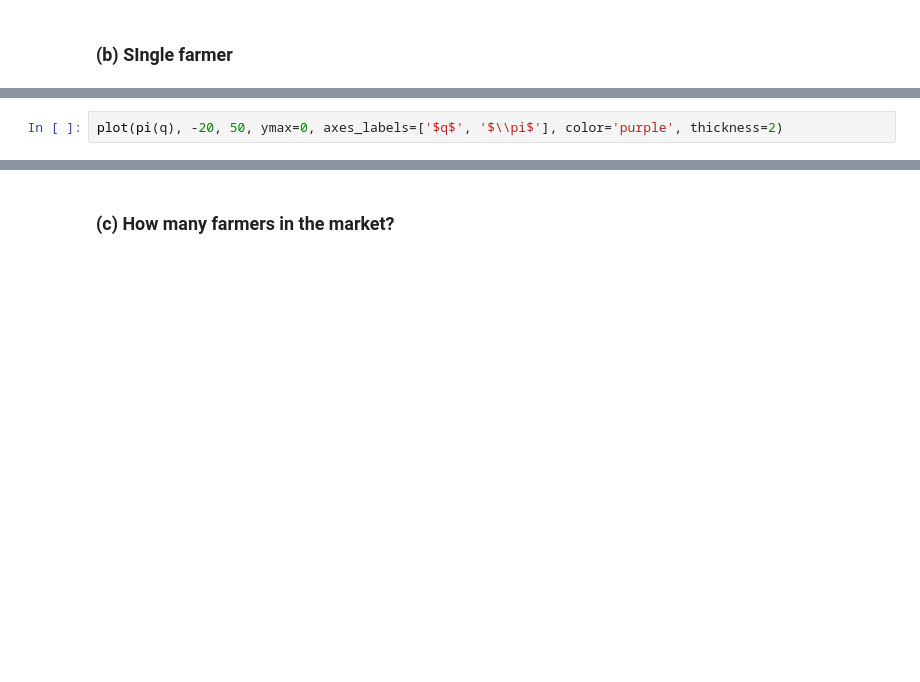
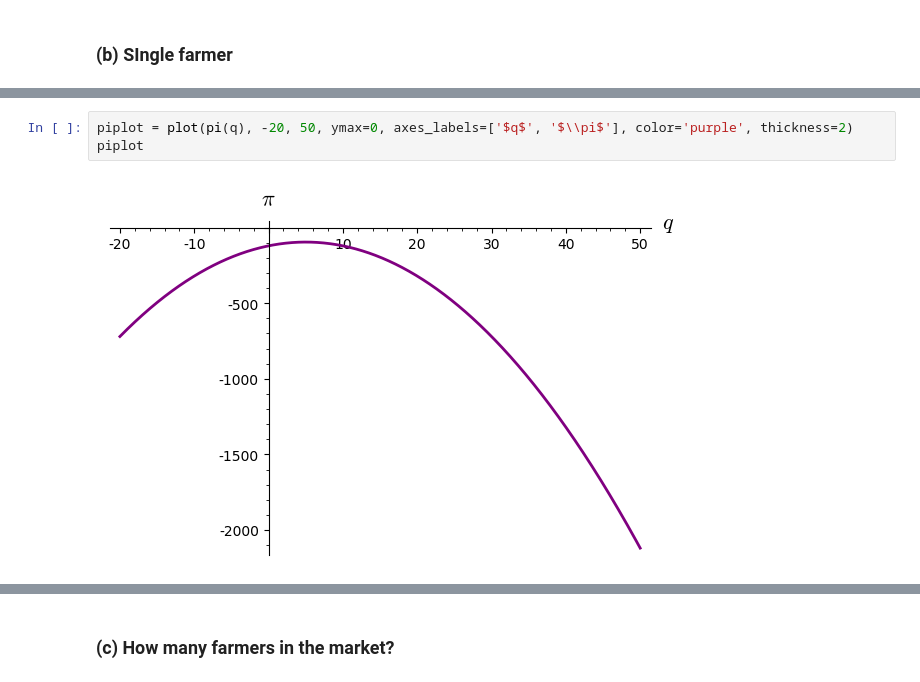
Before and after one commit to ah4mmer/intro-micro, a Jupyter notebook: problemset_8.ipynb, the cells around one changed output, grey strips where cells are left out. Saved outputs shown, nothing was run; the diff lists cells and outputs as text; blank space fills up the shorter version.

```diff
--- a/problemset_8.ipynb
+++ b/problemset_8.ipynb
@@ -136,2 +169,5 @@ print("pi* =", pi_opt)
 # %%
-plot(pi(q), -20, 50, ymax=0, axes_labels=['$q$', '$\\pi$'], color='purple', thickness=2)
+piplot = plot(pi(q), -20, 50, ymax=0, axes_labels=['$q$', '$\\pi$'], color='purple', thickness=2)
+piplot
+# %% [output]
+[figure, added]
```
Also changed, not shown: parts of 14 cells of this notebook.
